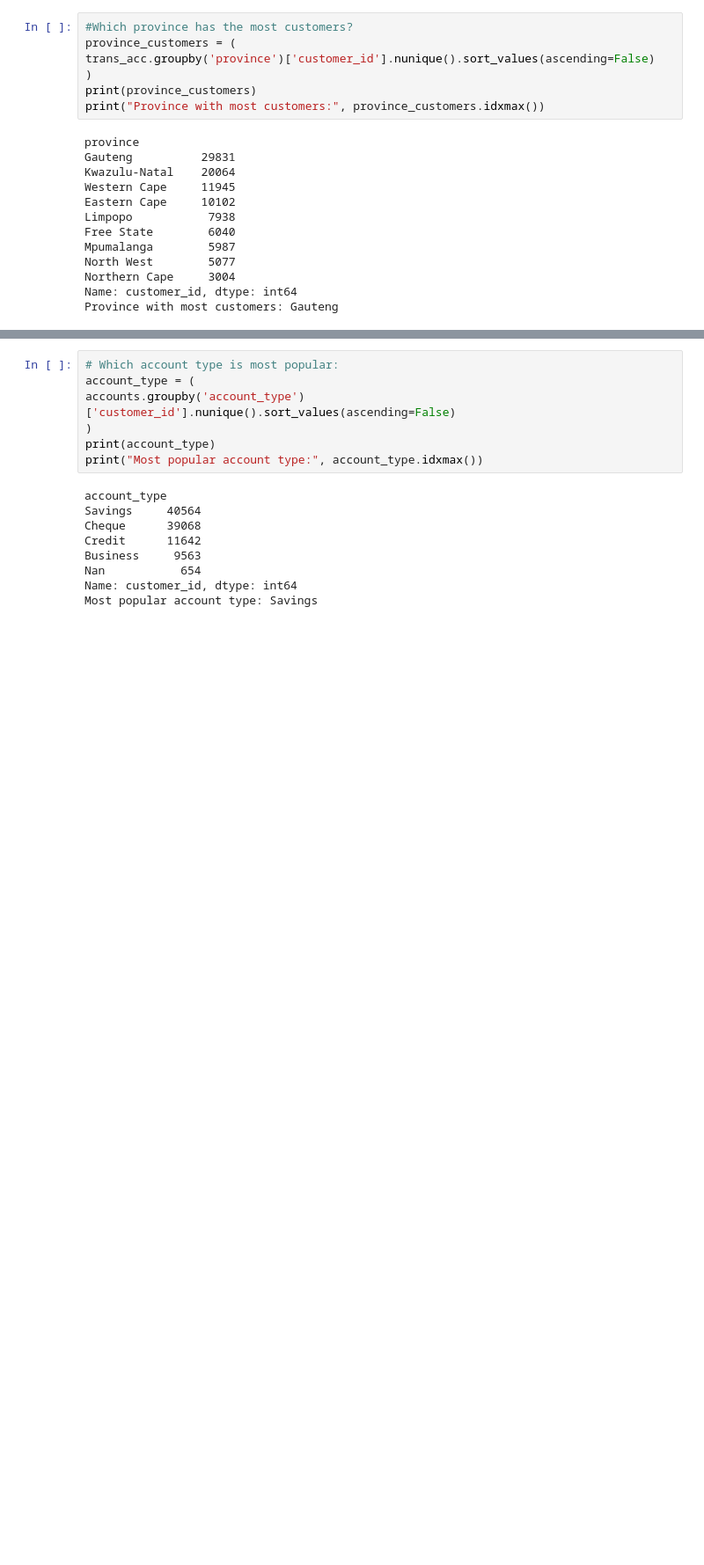
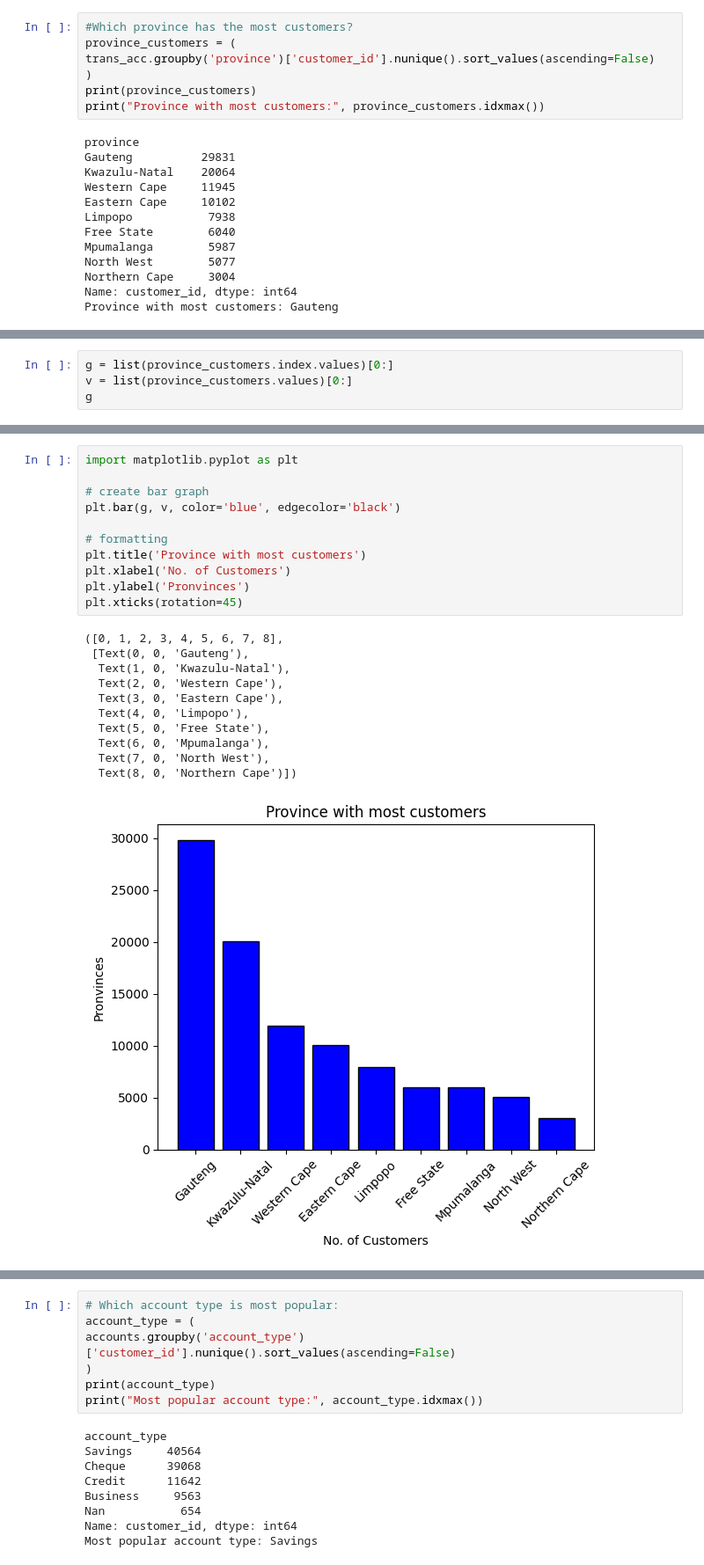
Before and after one commit to akonamajongile-a11y/bankguard, a Jupyter notebook: Siziphiwe_bankguard.ipynb, the cells around one changed output, grey strips where cells are left out. Shown at 88% size. Cells and saved outputs as stored; diff of their text form; blank space fills up the shorter version.

```diff
--- a/Siziphiwe_bankguard.ipynb
+++ b/Siziphiwe_bankguard.ipynb
@@ -571,0 +579,4 @@ accounts
+# %%
+g = list(province_customers.index.values)[0:]
+v = list(province_customers.values)[0:]
+g
@@ -571,0 +593,23 @@ accounts
+# %%
+import matplotlib.pyplot as plt
+
+# create bar graph
+plt.bar(g, v, color='blue', edgecolor='black')
+
+# formatting
+plt.title('Province with most customers')
+plt.xlabel('No. of Customers')
+plt.ylabel('Pronvinces')
+plt.xticks(rotation=45)
+# %% [output]
+([0, 1, 2, 3, 4, 5, 6, 7, 8],
+ [Text(0, 0, 'Gauteng'),
+  Text(1, 0, 'Kwazulu-Natal'),
+  Text(2, 0, 'Western Cape'),
+  Text(3, 0, 'Eastern Cape'),
+  Text(4, 0, 'Limpopo'),
+  Text(5, 0, 'Free State'),
+  Text(6, 0, 'Mpumalanga'),
+  Text(7, 0, 'North West'),
+  Text(8, 0, 'Northern Cape')])
+[figure, added]
```
Also changed, not shown: parts of 12 cells of this notebook, 1 other file.
